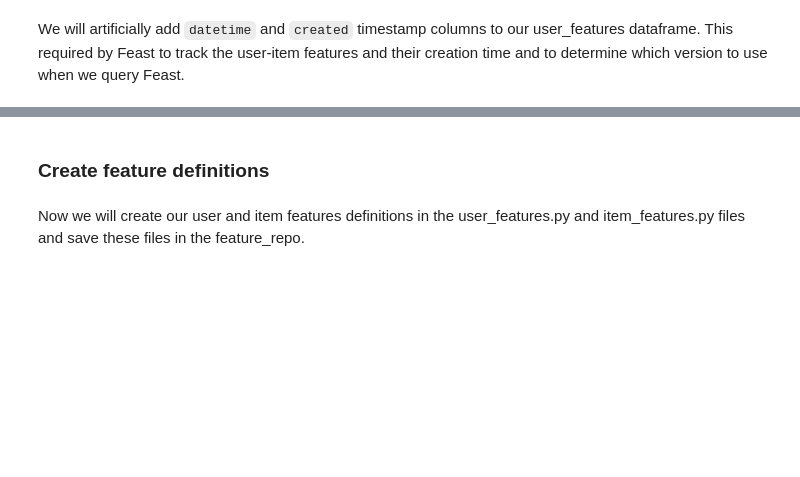
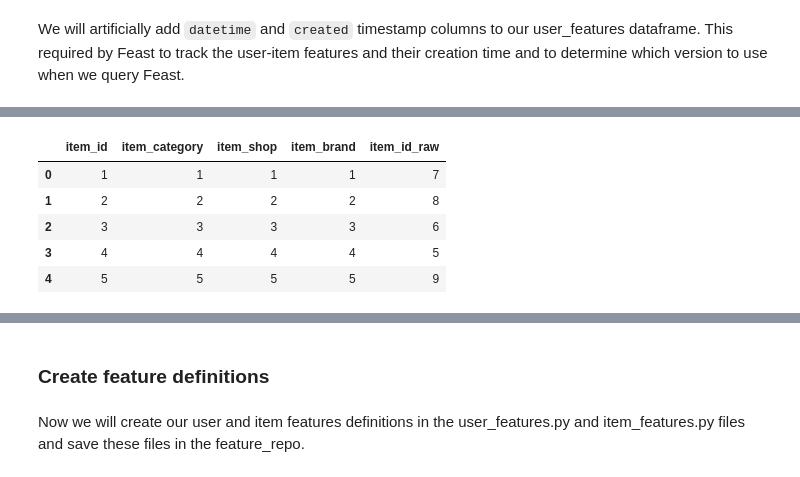
Before and after one commit to redis-developer/redis-nvidia-recsys, a Jupyter notebook: online-multi-stage-recsys/01-Building-Online-Multi-Stage-Recsys-Components.ipynb, the cells around one changed output, grey strips where cells are left out. Saved outputs shown, nothing was run; the diff lists cells and outputs as text; code cells hidden in the pictures; blank space fills up the shorter version.

```diff
--- a/online-multi-stage-recsys/01-Building-Online-Multi-Stage-Recsys-Components.ipynb
+++ b/online-multi-stage-recsys/01-Building-Online-Multi-Stage-Recsys-Components.ipynb
@@ -355 +136,12 @@ item_features = (
+# %%
+# Load pre-generated Item features file
+item_features = Dataset(os.path.join(DATA_DIR, "item_features.parquet")).to_ddf().compute()
+item_features.head()
+# %% [output]
+|  | item_id | item_category | item_shop | item_brand | item_id_raw |
+| 0 | 1 | 1 | 1 | 1 | 7 |
+| 1 | 2 | 2 | 2 | 2 | 8 |
+| 2 | 3 | 3 | 3 | 3 | 6 |
+| 3 | 4 | 4 | 4 | 4 | 5 |
+| 4 | 5 | 5 | 5 | 5 | 9 |
 # %%
```
Also changed, not shown: parts of 96 cells of this notebook, 9 other files.
